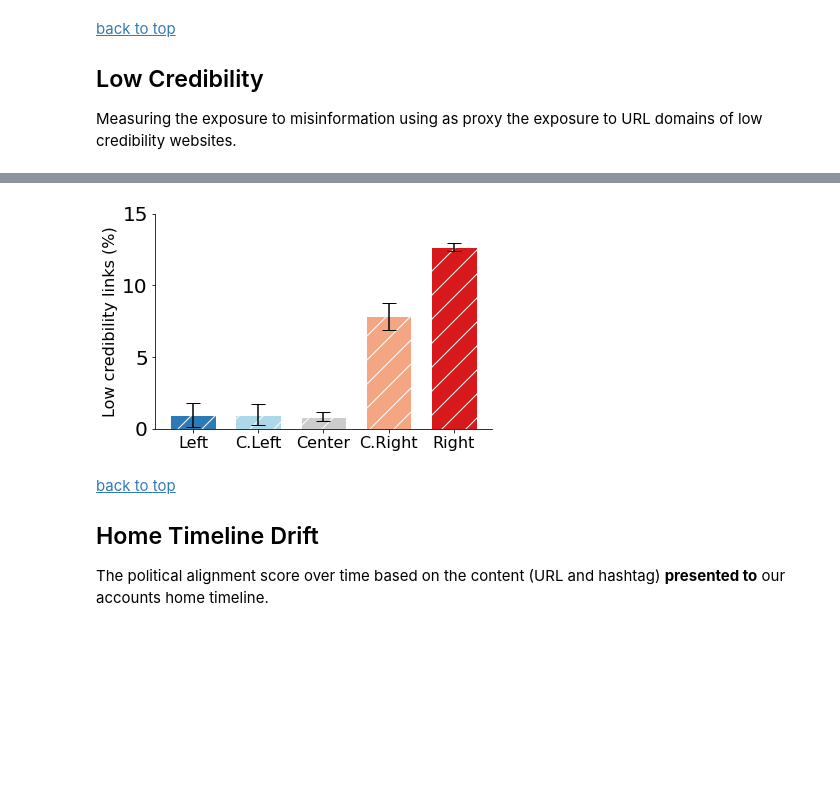
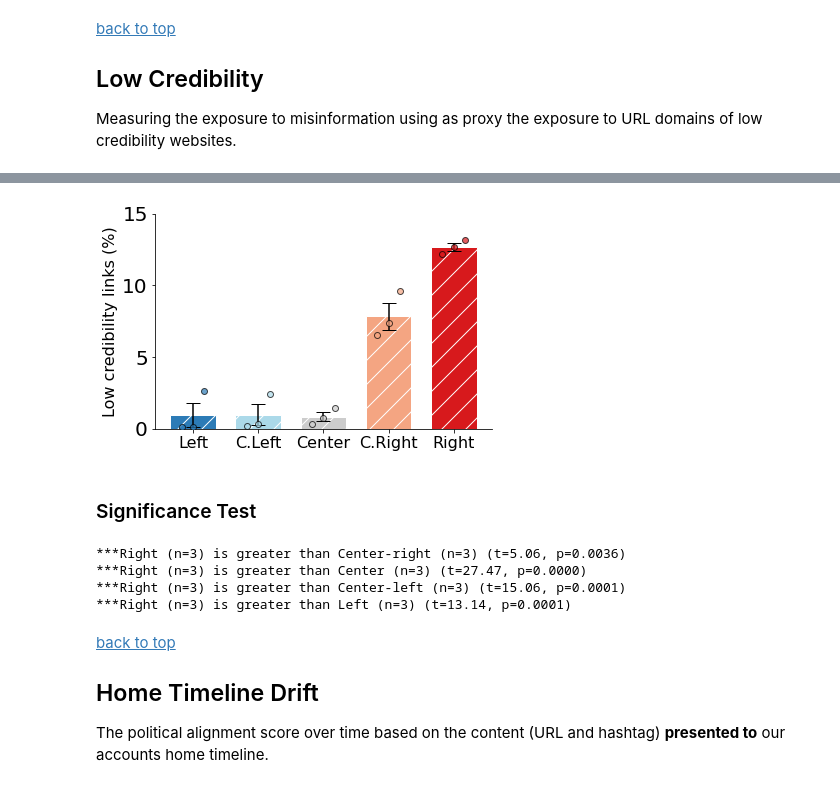
Before and after one commit to osome-iu/DrifterBot, a Jupyter notebook: exps/FinalPaperPlots.ipynb, the cells around one changed output, grey strips where cells are left out. Cells and saved outputs as stored; diff of their text form; code cells hidden in the pictures; blank space fills up the shorter version.

```diff
--- a/exps/FinalPaperPlots.ipynb
+++ b/exps/FinalPaperPlots.ipynb
@@ -228,7 +291,7 @@ Measuring the exposure to misinformation using as proxy the exposure to URL doma
 low_cred_summary = pd.read_csv(
     os.path.join(DATA_PATH,"low_credibility_summary_data.csv"),
     index_col=0,
-    header=[0, 1, 2],
+    header=[0, 1],
     skipinitialspace=True
 )
 low_cred_summary
@@ -246,16 +307,45 @@ low_cred_summary
 # %%
 ax = plt_helper.plotTwoBarsPlot(
-    bars1 = low_cred_summary.loc[plt_helper.INIT_SEED_RENAME.values(),"new_low_cred_score"]["mean"]["mean"]*100,
-    yer1 = low_cred_summary.loc[plt_helper.INIT_SEED_RENAME.values(),"new_low_cred_score"]["mean"]["sem"]*100,
+    bars1 = low_cred_summary.loc[plt_helper.INIT_SEED_RENAME.values(),("mean","mean")]*100,
+    yer1 = low_cred_summary.loc[plt_helper.INIT_SEED_RENAME.values(),("mean","sem")]*100,
     colors = [plt_helper.ACCOUNT_COLORS[k] for k in plt_helper.INIT_SEED_RENAME.values()],
     xticks=['Left', 'C.Left', 'Center', 'C.Right', 'Right'],
     figname=os.path.join(OUTPUT_PATH,"low_credibility_no_breitbart-low_cred_urls_mean.pdf"),
     barWidth=0.7,
     ylabel="Low credibility links (%)",
-    ylim=(0,15)
+    ylim=(0,15),
+    scatter1 = low_cred_summary.loc[plt_helper.INIT_SEED_RENAME.values(),("mean","raw_values")].apply(
+        lambda x: [mu*100 for mu in eval(x)]
+    )
 );
 # %% [output]
-[figure, old version]
+[figure, new version]
+# %% [markdown]
+### Significance Test
+# %%
+pairs_to_compare =[
+    ("Right","Center-right"),
+    ("Right","Center"),
+    ("Right","Center-left"),
+    ("Right","Left"),
+]
+for pair in pairs_to_compare:
+    set1 = eval(low_cred_summary.loc[pair[0],("mean","raw_values")])
+    set2 = eval(low_cred_summary.loc[pair[1],("mean","raw_values")])
+    res = stats.ttest_ind(
+        set1,
+        set2,
+        alternative='greater'
+    )
+    print("{}{} (n={}) is greater than {} (n={}) (t={:.2f}, p={:.4f})".format(
+        "***" if res[1]<=.01 else ("**" if res[1]<=.05 else ""),
+        pair[0], len(set1), pair[1], len(set2), res[0], res[1]
+    ))
+# %% [output]
+***Right (n=3) is greater than Center-right (n=3) (t=5.06, p=0.0036)
+***Right (n=3) is greater than Center (n=3) (t=27.47, p=0.0000)
+***Right (n=3) is greater than Center-left (n=3) (t=15.06, p=0.0001)
+***Right (n=3) is greater than Left (n=3) (t=13.14, p=0.0001)
 # %% [markdown]
 [back to top](#top) <a id='home_timeline'></a>
 ## Home Timeline Drift
```
Also changed, not shown: parts of 26 cells of this notebook, 18 other files.
